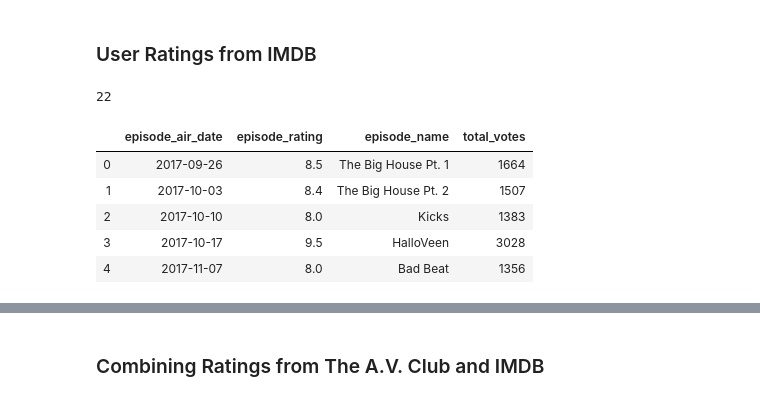
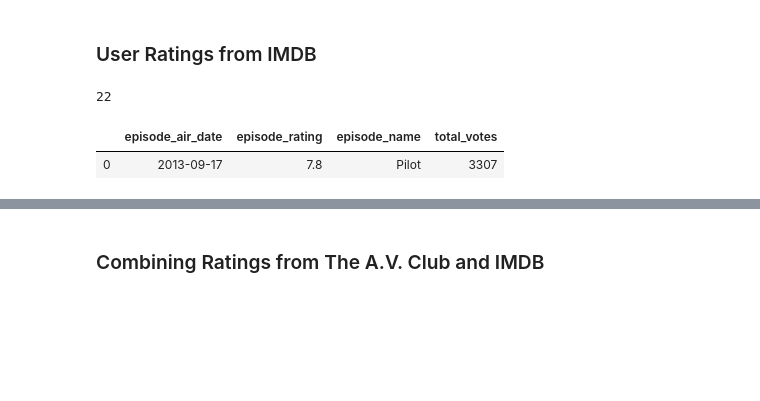
Before and after one commit to jagrutijoshi2603/Python-for-Data-Science-Project, a Jupyter notebook: Project.ipynb, the cells around one changed output, grey strips where cells are left out. Cells and saved outputs as stored; diff of their text form; code cells hidden in the pictures; blank space fills up the shorter version.

```diff
--- a/Project.ipynb
+++ b/Project.ipynb
@@ -8,0 +19,35 @@ import seaborn as sns
+# %%
+# get html
+url = "https://en.wikipedia.org/wiki/List_of_Brooklyn_Nine-Nine_episodes"
+uclient = ureq(url)
+page_html = uclient.read()
+uclient.close()
+
+# get episode data on page
+page_soup = soup(page_html,"html.parser")
+seasons = page_soup.findAll("table",{"class":"wikitable plainrowheaders wikiepisodetable"})
+seasons = seasons[:-1]
+seasons = seasons[:-1]
+
+# store data in a pandas dataframe
+column_names = ['prod_code','episode_title','directed_by','written_by','air_date','us_viewers','season_no','episode_no']
+wiki_b99 = pd.DataFrame(columns=column_names)
+for season in seasons:
+    episodes = season.findAll("tr",{"class":"vevent"})
+    for episode in episodes:
+        wiki_b99 = wiki_b99.append({'prod_code': episode.findAll('td')[5].text, 'episode_title': episode.findAll('td')[1].text, 'directed_by': episode.findAll('td')[2].text, 'written_by': episode.findAll('td')[3].text, 'air_date': episode.findAll('td')[4].span.span.text, 'us_viewers': episode.findAll('td')[6].text}, ignore_index=True)
+
+# clean columns
+wiki_b99['episode_title'] = wiki_b99['episode_title'].str.replace('"','')
+wiki_b99['us_viewers'] = wiki_b99['us_viewers'].str.split('[').str[0]
+
+# clean data for title = 'The Fugitive'
+wiki_b99 = wiki_b99[wiki_b99['episode_title']!='The Fugitive']
+wiki_b99 = wiki_b99.append({'prod_code': '411', 'episode_title': 'The Fugitive: Part 1', 'directed_by': 'Rebecca Asher', 'written_by': 'Carol Kolb', 'air_date': '2017-01-01', 'us_viewers': '3.49'}, ignore_index=True)
+wiki_b99 = wiki_b99.append({'prod_code': '412', 'episode_title': 'The Fugitive: Part 2', 'directed_by': 'Ryan Case', 'written_by': 'Justin Noble & Jessica Polonsky', 'air_date': '2017-01-01', 'us_viewers': '3.49'}, ignore_index=True)
+
+wiki_b99['season_no'] = wiki_b99['prod_code'].str[:1]
+wiki_b99['episode_no'] = wiki_b99['prod_code'].str[1:3]
+
+print(wiki_b99.shape)
+wiki_b99.head()
@@ -60,7 +385,7 @@ Succesful click
 ### User Ratings from IMDB
 # %%
 # get html (imdb)
-url = "https://www.imdb.com/title/tt2467372/episodes?season=5"
+url = "https://www.imdb.com/title/tt2467372/episodes?season=1"
 uclient = ureq(url)
 page_html = uclient.read()
 uclient.close()
@@ -76,16 +401,16 @@ len(episodes)
 # %%
 # store episode name, date, total votes and rating in a pandas dataframe (imdb_b99)
 column_names = ['episode_air_date','episode_rating','episode_name','total_votes']
 imdb_b99 = pd.DataFrame(columns=column_names)
 for episode in episodes:
-    imdb_b99 = imdb_b99.append({'episode_air_date': episode.findAll("div",{"class":"airdate"})[0].text, 'episode_rating': episode.findAll("span",{"class":"ipl-rating-star__rating"})[0].text, 'episode_name':episode.a['title'],'total_votes':episode.findAll("span",{"class":"ipl-rating-star__total-votes"})[0].text}, ignore_index=True)
+    try:
+        imdb_b99 = imdb_b99.append({'episode_air_date': episode.findAll("div",{"class":"airdate"})[0].text, 'episode_rating': episode.findAll("span",{"class":"ipl-rating-star__rating"})[0].text, 'episode_name':episode.a['title'],'total_votes':episode.findAll("span",{"class":"ipl-rating-star__total-votes"})[0].text}, ignore_index=True)
+        break
+    except IndexError:
+        imdb_b99 = imdb_b99.append({'episode_air_date': episode.findAll("div",{"class":"airdate"})[0].text, 'episode_rating': '', 'episode_name':episode.a['title'],'total_votes':''}, ignore_index=True)
 imdb_b99['episode_air_date'] = pd.to_datetime(imdb_b99['episode_air_date'].replace('\n', '').str.strip())
 imdb_b99['total_votes'] = pd.to_numeric(imdb_b99['total_votes'].str[1:6].str.replace(',',''))
 imdb_b99.head()
 # %% [output]
 |  | episode_air_date | episode_rating | episode_name | total_votes |
-| 0 | 2017-09-26 | 8.5 | The Big House Pt. 1 | 1664 |
-| 1 | 2017-10-03 | 8.4 | The Big House Pt. 2 | 1507 |
-| 2 | 2017-10-10 | 8.0 | Kicks | 1383 |
-| 3 | 2017-10-17 | 9.5 | HalloVeen | 3028 |
-| 4 | 2017-11-07 | 8.0 | Bad Beat | 1356 |
+| 0 | 2013-09-17 | 7.8 | Pilot | 3307 |
```
Also changed, not shown: parts of 47 cells of this notebook.
